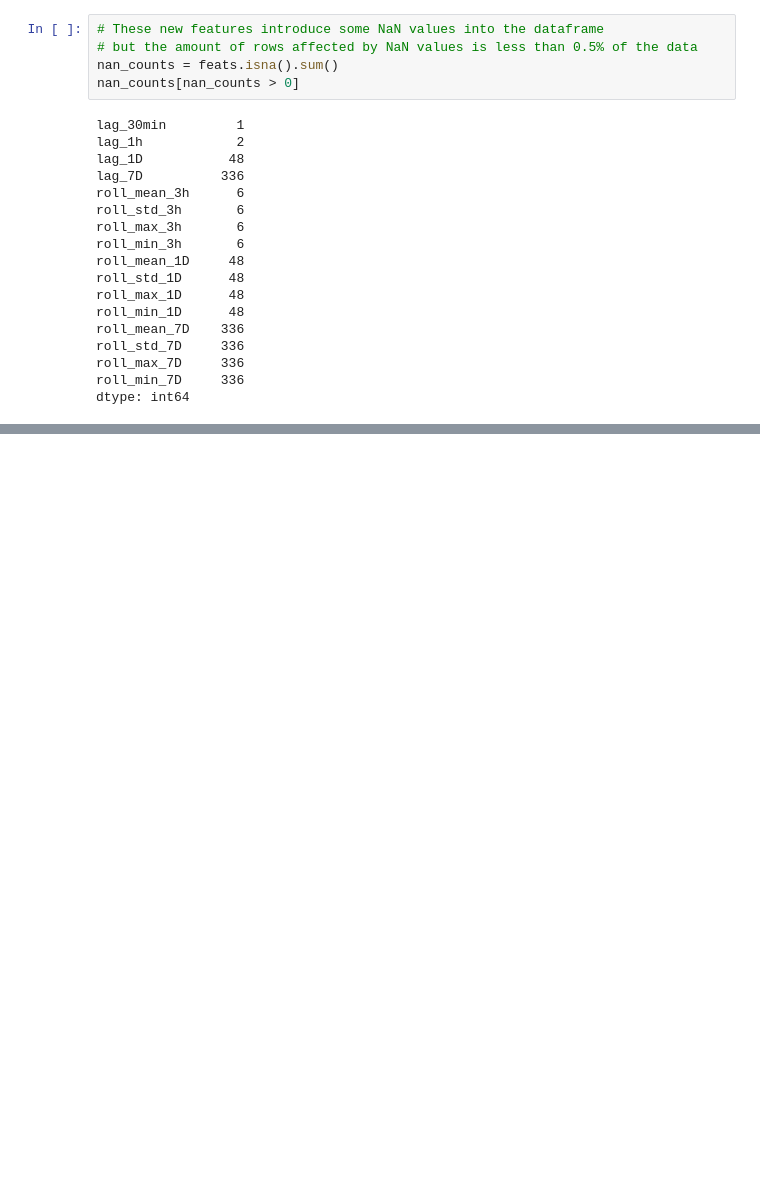
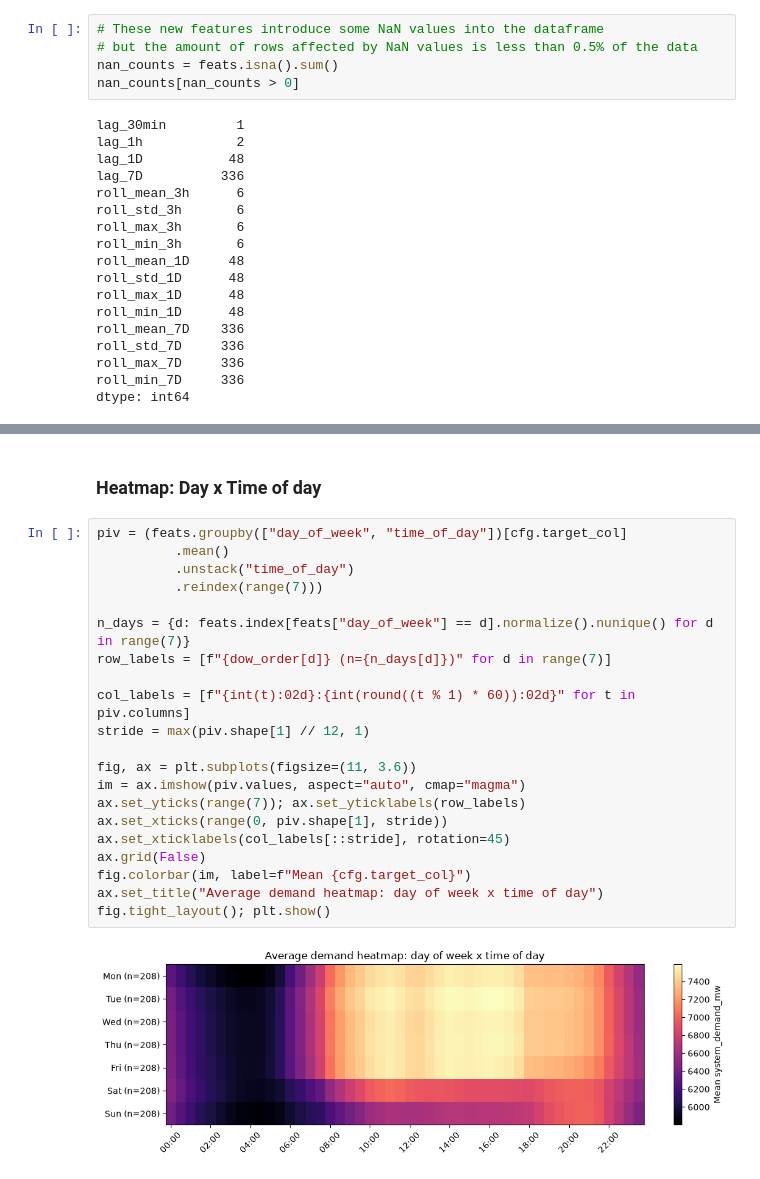
Before and after one commit to Sagnik2810Sarkar/EnergyOracle, a Jupyter notebook: src/feat_engg_eda.ipynb, the cells around one changed output, grey strips where cells are left out. Cells and saved outputs as stored; diff of their text form; blank space fills up the shorter version.

```diff
--- a/src/feat_engg_eda.ipynb
+++ b/src/feat_engg_eda.ipynb
@@ -330,0 +436,25 @@ dtype: int64
+# %% [markdown]
+### Heatmap: Day x Time of day
+# %%
+piv = (feats.groupby(["day_of_week", "time_of_day"])[cfg.target_col]
+          .mean()
+          .unstack("time_of_day")
+          .reindex(range(7)))
+
+n_days = {d: feats.index[feats["day_of_week"] == d].normalize().nunique() for d in range(7)}
+row_labels = [f"{dow_order[d]} (n={n_days[d]})" for d in range(7)]
+
+col_labels = [f"{int(t):02d}:{int(round((t % 1) * 60)):02d}" for t in piv.columns]
+stride = max(piv.shape[1] // 12, 1)
+
+fig, ax = plt.subplots(figsize=(11, 3.6))
+im = ax.imshow(piv.values, aspect="auto", cmap="magma")
+ax.set_yticks(range(7)); ax.set_yticklabels(row_labels)
+ax.set_xticks(range(0, piv.shape[1], stride))
+ax.set_xticklabels(col_labels[::stride], rotation=45)
+ax.grid(False)
+fig.colorbar(im, label=f"Mean {cfg.target_col}")
+ax.set_title("Average demand heatmap: day of week x time of day")
+fig.tight_layout(); plt.show()
+# %% [output]
+[figure, added]
```
Also changed, not shown: parts of 8 cells of this notebook.
